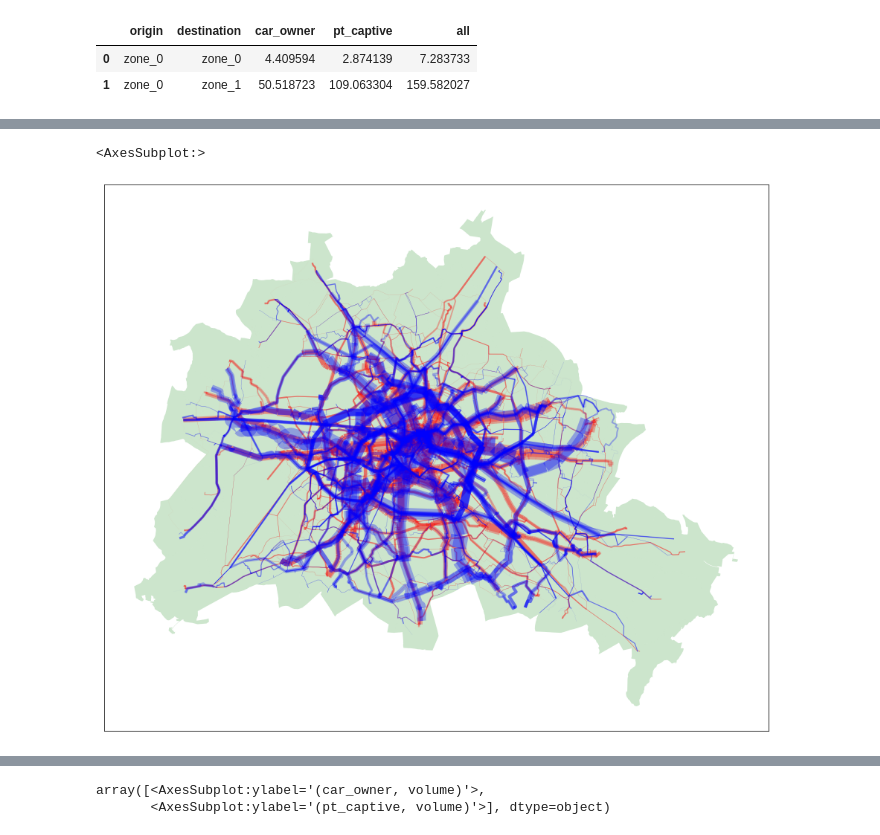
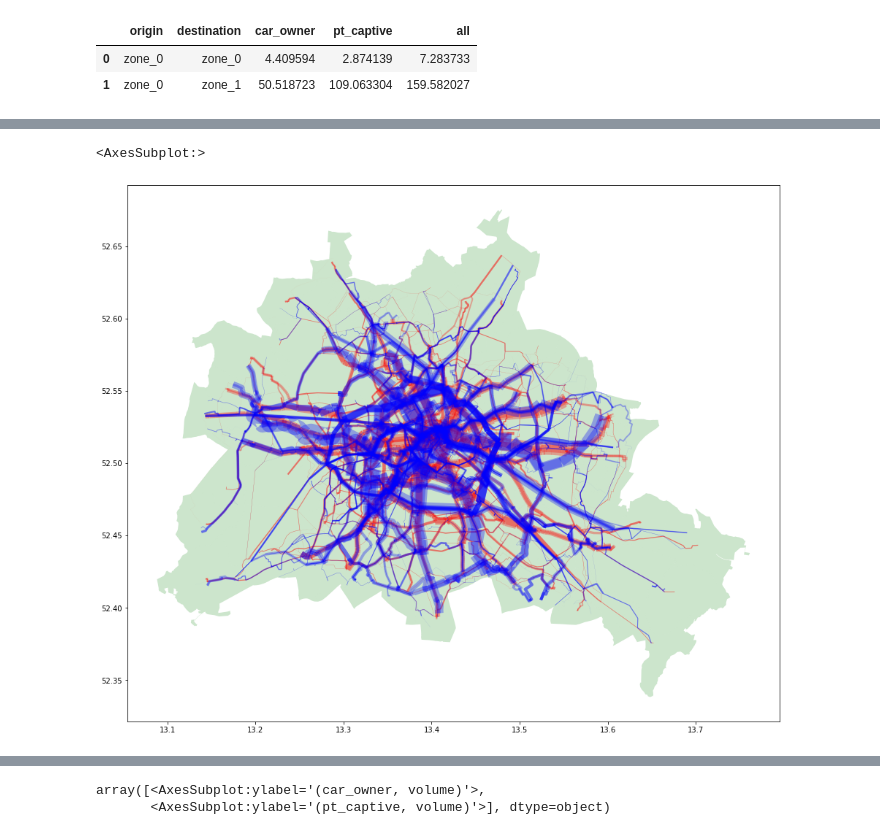
Before and after one commit to maximylius/quetzal_berlin, a Jupyter notebook: notebooks/best_version/Exercise3_Four_steps.ipynb, the cells around one changed output, grey strips where cells are left out. Saved outputs shown, nothing was run; the diff lists cells and outputs as text; code cells hidden in the pictures.

```diff
--- a/notebooks/best_version/Exercise3_Four_steps.ipynb
+++ b/notebooks/best_version/Exercise3_Four_steps.ipynb
@@ -291,10 +300,16 @@ sm.road_links.loc[sm.road_links[('all', 'car')]!=0].sample()
 # %%
-sm.loaded_links = gpd.GeoDataFrame(sm.loaded_links)
-sm.road_links = gpd.GeoDataFrame(sm.road_links)
+sm.loaded_links = gpd.GeoDataFrame(sm.loaded_links, crs=sm.epsg)
+sm.road_links = gpd.GeoDataFrame(sm.road_links, crs=sm.epsg)
 scaler = max(sm.loaded_links['load'].max(), sm.road_links[('all', 'car')].max()) / 35
-sm.loaded_links.plot(alpha=.3, color='blue', linewidth=list(sm.loaded_links['load']/scaler),
-    ax=sm.road_links.plot(alpha=.3, color='red', linewidth=list(sm.road_links[('all', 'car')]/scaler),
-        ax=sm.plot('zones', alpha=.2, color='green', figsize=(16,16))))
+
+fig, ax = plt.subplots(figsize = (16,16))
+sm.zones.plot(ax=ax, alpha=.2, color='green')
+sm.road_links.plot(ax=ax, alpha=.3, color='red', linewidth=list(sm.road_links[('all', 'car')]/scaler))
+sm.loaded_links.plot(ax=ax, alpha=.3, color='blue', linewidth=list(sm.loaded_links['load']/scaler))
+
+# sm.loaded_links.plot(alpha=.3, color='blue', linewidth=list(sm.loaded_links['load']/scaler),
+#     ax=sm.road_links.plot(alpha=.3, color='red', linewidth=list(sm.road_links[('all', 'car')]/scaler),
+#         ax=sm.plot('zones', alpha=.2, color='green', figsize=(16,16))))
 # %% [output]
 <AxesSubplot:>
-[figure, old version]
+[figure, new version]
```
Also changed, not shown: parts of 22 cells of this notebook, 13 other files.
